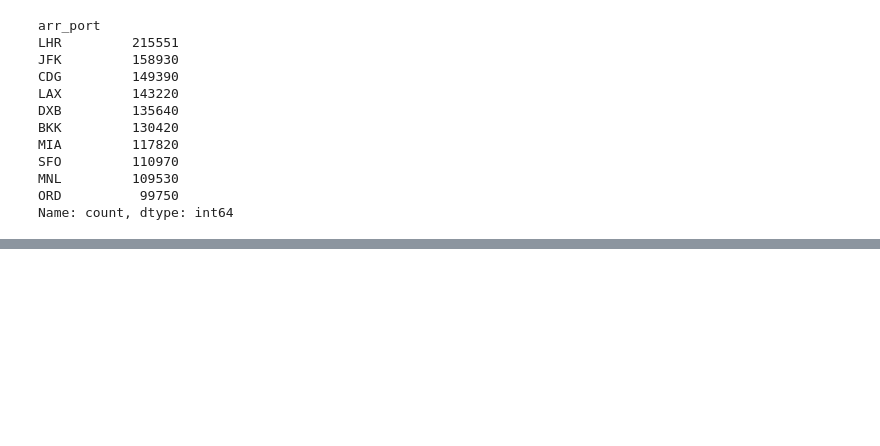
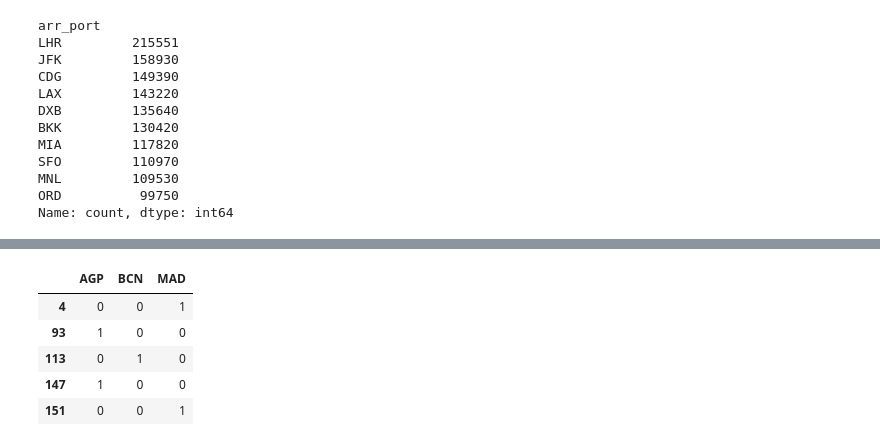
Before and after one commit to lucasbotellaroca/Data_Science_Challenge, a Jupyter notebook: Data_Science_Challenge.ipynb, the cells around one changed output, grey strips where cells are left out. Cells and saved outputs as stored; diff of their text form; code cells hidden in the pictures; blank space fills up the shorter version.

```diff
--- a/Data_Science_Challenge.ipynb
+++ b/Data_Science_Challenge.ipynb
@@ -238,0 +268,2 @@ Name: count, dtype: int64
+# %%
+df_ej3 = df[df['Destination'].isin(['MAD','BCN','AGP'])]
@@ -238,0 +272,9 @@ Name: count, dtype: int64
+# %%
+df_aux.head()
+# %% [output]
+|  | AGP | BCN | MAD |
+| 4 | 0 | 0 | 1 |
+| 93 | 1 | 0 | 0 |
+| 113 | 0 | 1 | 0 |
+| 147 | 1 | 0 | 0 |
+| 151 | 0 | 0 | 1 |
```
Also changed, not shown: parts of 9 cells of this notebook.
